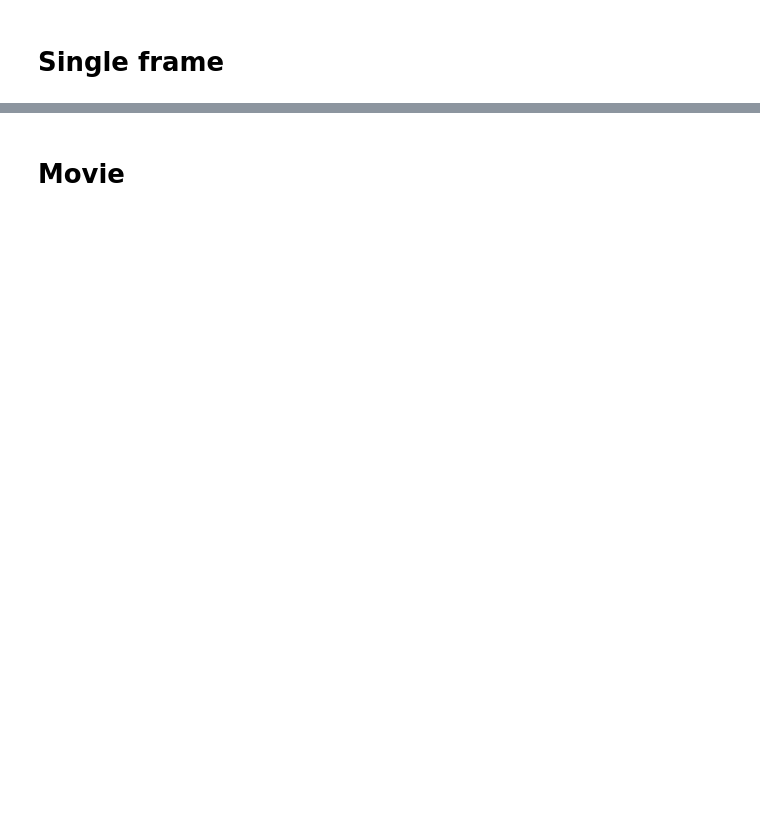
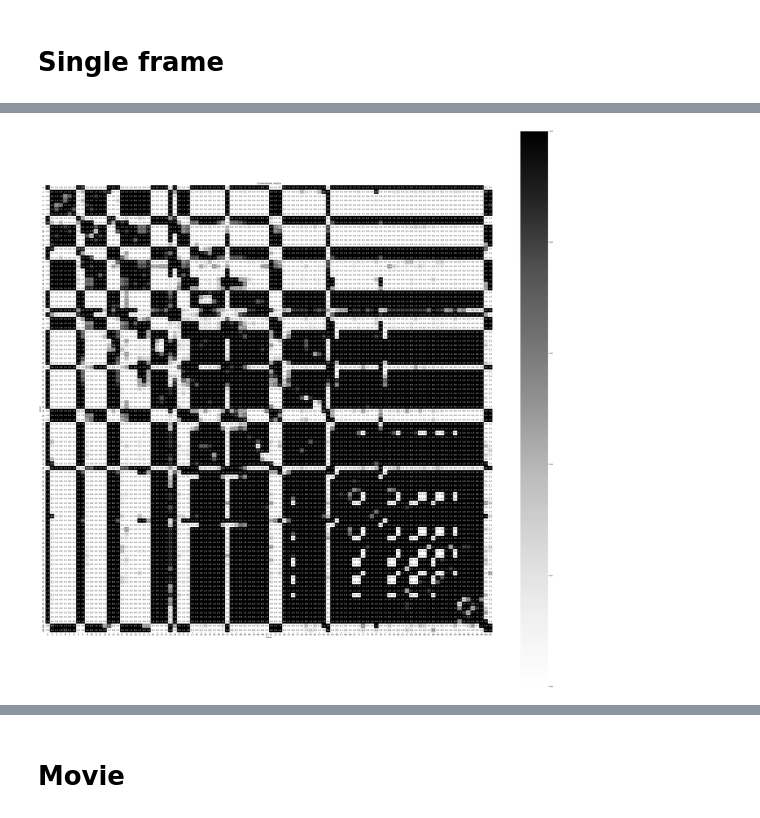
Before and after one commit to brandonminta/conflictmodel, a Jupyter notebook: Animations.ipynb, the cells around one changed output, grey strips where cells are left out. Cells and saved outputs as stored; diff of their text form; code cells hidden in the pictures; blank space fills up the shorter version.

```diff
--- a/Animations.ipynb
+++ b/Animations.ipynb
@@ -64,0 +60,4 @@ plt.show()
+# %%
+vzl.plot_commitment(matrix)
+# %% [output]
+[figure, added]
```
Also changed, not shown: parts of 23 cells of this notebook, 8 other files.
